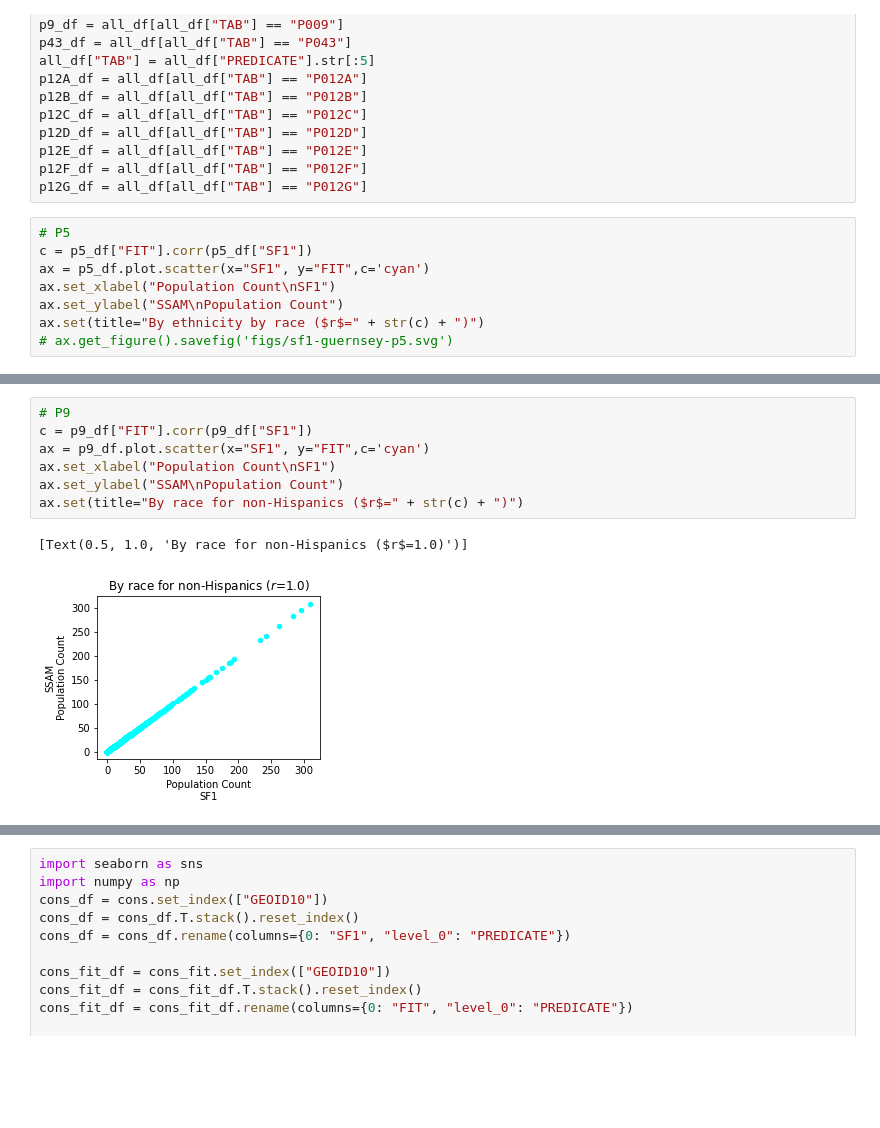
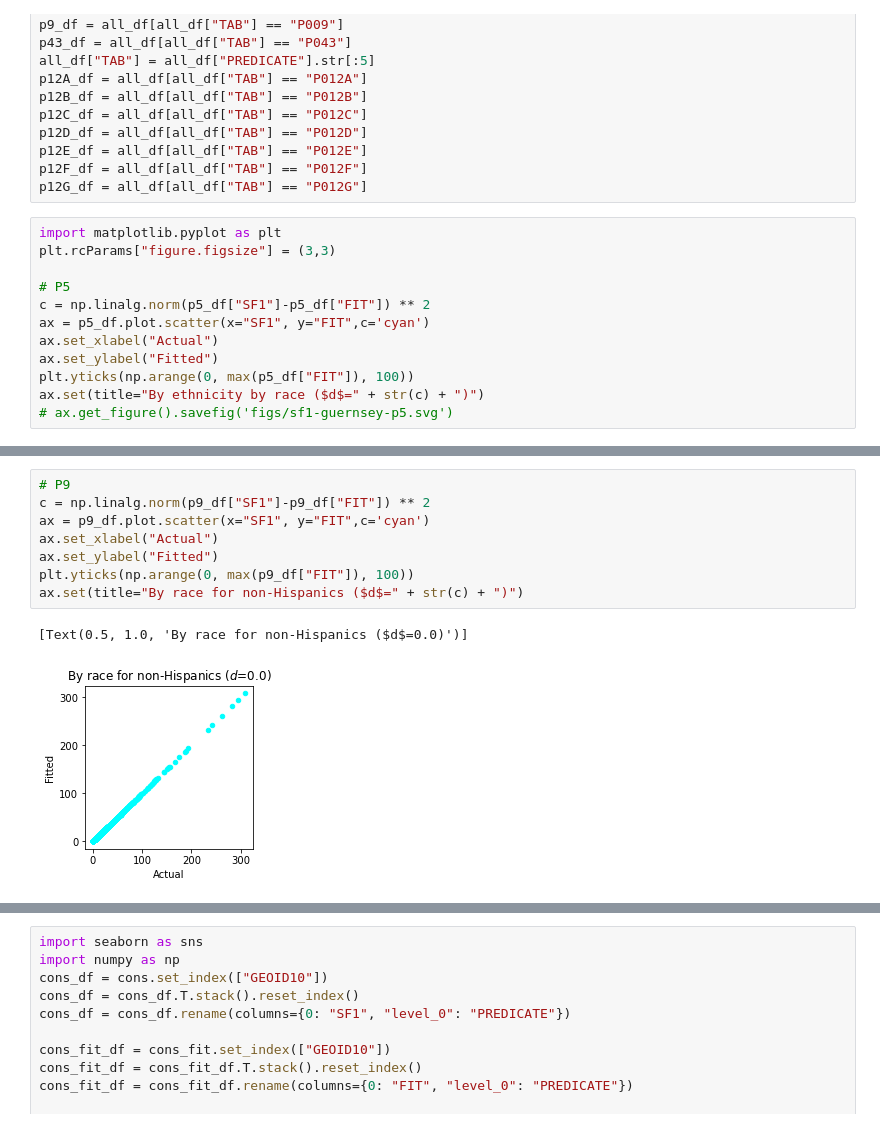
Before and after one commit to linyuehzzz/synthetic-populations, a Jupyter notebook: guernsey_microdata.ipynb, the cells around one changed output, grey strips where cells are left out. Saved outputs shown, nothing was run; the diff lists cells and outputs as text; blank space fills up the shorter version.

```diff
--- a/guernsey_microdata.ipynb
+++ b/guernsey_microdata.ipynb
@@ -588,11 +588,15 @@ p12E_df = all_df[all_df["TAB"] == "P012E"]
 p12F_df = all_df[all_df["TAB"] == "P012F"]
 p12G_df = all_df[all_df["TAB"] == "P012G"]
 # %%
+import matplotlib.pyplot as plt
+plt.rcParams["figure.figsize"] = (3,3)
+
 # P5
-c = p5_df["FIT"].corr(p5_df["SF1"])
+c = np.linalg.norm(p5_df["SF1"]-p5_df["FIT"]) ** 2
 ax = p5_df.plot.scatter(x="SF1", y="FIT",c='cyan')
-ax.set_xlabel("Population Count\nSF1")
-ax.set_ylabel("SSAM\nPopulation Count")
-ax.set(title="By ethnicity by race ($r$=" + str(c) + ")")
+ax.set_xlabel("Actual")
+ax.set_ylabel("Fitted")
+plt.yticks(np.arange(0, max(p5_df["FIT"]), 100))
+ax.set(title="By ethnicity by race ($d$=" + str(c) + ")")
 # ax.get_figure().savefig('figs/sf1-guernsey-p5.svg')
 # %% [output]
@@ -611,12 +616,13 @@ ax.set(title="By race ($r$=" + str(c) + ")")
 # %%
 # P9
-c = p9_df["FIT"].corr(p9_df["SF1"])
+c = np.linalg.norm(p9_df["SF1"]-p9_df["FIT"]) ** 2
 ax = p9_df.plot.scatter(x="SF1", y="FIT",c='cyan')
-ax.set_xlabel("Population Count\nSF1")
-ax.set_ylabel("SSAM\nPopulation Count")
-ax.set(title="By race for non-Hispanics ($r$=" + str(c) + ")")
+ax.set_xlabel("Actual")
+ax.set_ylabel("Fitted")
+plt.yticks(np.arange(0, max(p9_df["FIT"]), 100))
+ax.set(title="By race for non-Hispanics ($d$=" + str(c) + ")")
 # %% [output]
-[Text(0.5, 1.0, 'By race for non-Hispanics ($r$=1.0)')]
+[Text(0.5, 1.0, 'By race for non-Hispanics ($d$=0.0)')]
-[figure, old version]
+[figure, new version]
 # %%
 # P43
```
Also changed, not shown: parts of 17 cells of this notebook, 8 other files.
